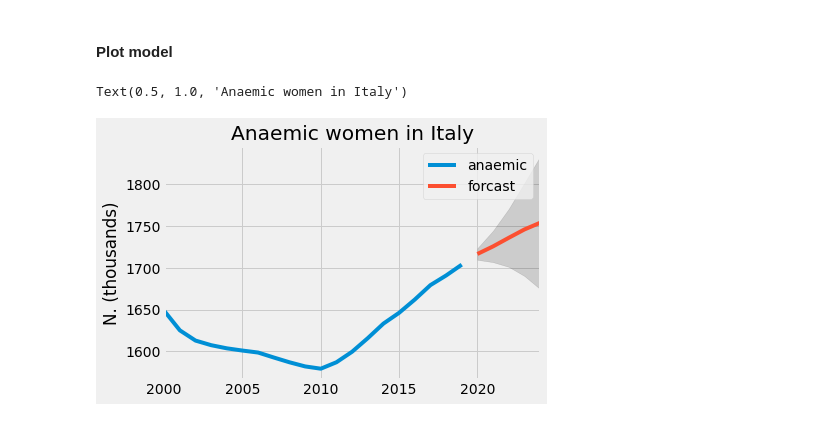
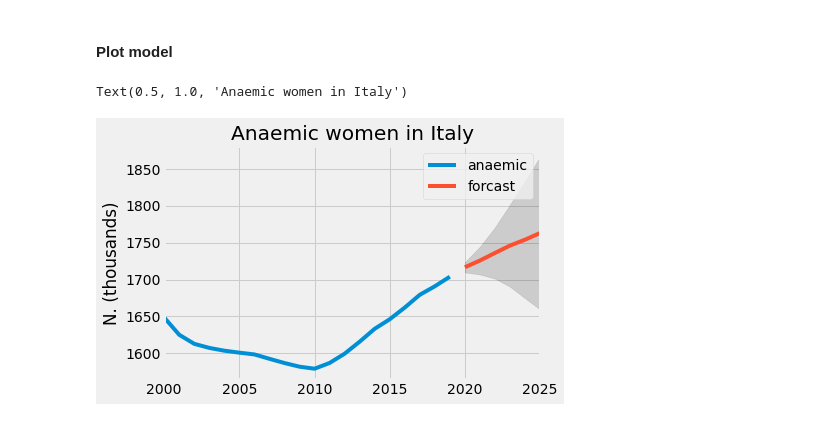
Before and after one commit to ltrentino/anaemia_project, a Jupyter notebook: resources/model.ipynb, the cells around one changed output. Drawn from its saved outputs; the diff is of its cells as text; code cells hidden in the pictures.

```diff
--- a/resources/model.ipynb
+++ b/resources/model.ipynb
@@ -92,32 +164,32 @@ test_appended_df.to_csv("anaemia_forecast.csv")
 # %% [markdown]
 # This was the test for one country input
 # %%
-########################### CHOOSE COUNTRY ##########################
-# country_input = "Italy"
-# single_country_df = df[df["Country_name"] == country_input]
-# single_country_df = single_country_df[["Year","Anaemia_Num(Thousands)","Country_name"]]
-# country_df = single_country_df.reset_index(drop=True)
-# country_df["Year"]  = pd.to_datetime(country_df["Year"].astype(str), format = "%Y")
-# country_df.set_index("Year", inplace=True)
-# country_df_for_model = country_df[["Anaemia_Num(Thousands)"]]
+########################## CHOOSE COUNTRY ##########################
+country_input = "Italy"
+single_country_df = df[df["Country_name"] == country_input]
+single_country_df = single_country_df[["Year","Anaemia_Num(Thousands)","Country_name"]]
+country_df = single_country_df.reset_index(drop=True)
+country_df["Year"]  = pd.to_datetime(country_df["Year"].astype(str), format = "%Y")
+country_df.set_index("Year", inplace=True)
+country_df_for_model = country_df[["Anaemia_Num(Thousands)"]]
 # %% [markdown]
 #### FORECAST MODEL: ARIMA
 # %%
-# model = ARIMA(country_df_for_model, order=(5,1,0))
-# model_fit = model.fit()
-# forecast_df = model_fit.get_forecast(5, alpha=0.05).summary_frame()
-# # print(model_fit.summary())
-# future_df = pd.concat([country_df,forecast_df])
+model = ARIMA(country_df_for_model, order=(5,1,0))
+model_fit = model.fit()
+forecast_df = model_fit.get_forecast(6, alpha=0.05).summary_frame()
+# print(model_fit.summary())
+future_df = pd.concat([country_df,forecast_df])
 # %% [markdown]
 #### Plot model
 # %%
-# #import seaborn as sns
-# future_df[["Anaemia_Num(Thousands)","mean"]].plot()
-# plt.style.use('fivethirtyeight')
-# plt.fill_between(future_df.index, future_df["mean_ci_lower"],future_df["mean_ci_upper"], color='k',alpha=.15)
-# plt.legend(['anaemic','forcast'])
-# plt.ylabel('N. (thousands)')
-# plt.title(f'Anaemic women in {country_input}')
+#import seaborn as sns
+future_df[["Anaemia_Num(Thousands)","mean"]].plot()
+plt.style.use('fivethirtyeight')
+plt.fill_between(future_df.index, future_df["mean_ci_lower"],future_df["mean_ci_upper"], color='k',alpha=.15)
+plt.legend(['anaemic','forcast'])
+plt.ylabel('N. (thousands)')
+plt.title(f'Anaemic women in {country_input}')
 # %% [output]
 Text(0.5, 1.0, 'Anaemic women in Italy')
-[figure, old version]
+[figure, new version]
```
Also changed, not shown: parts of 3 cells of this notebook, 5 other files.
